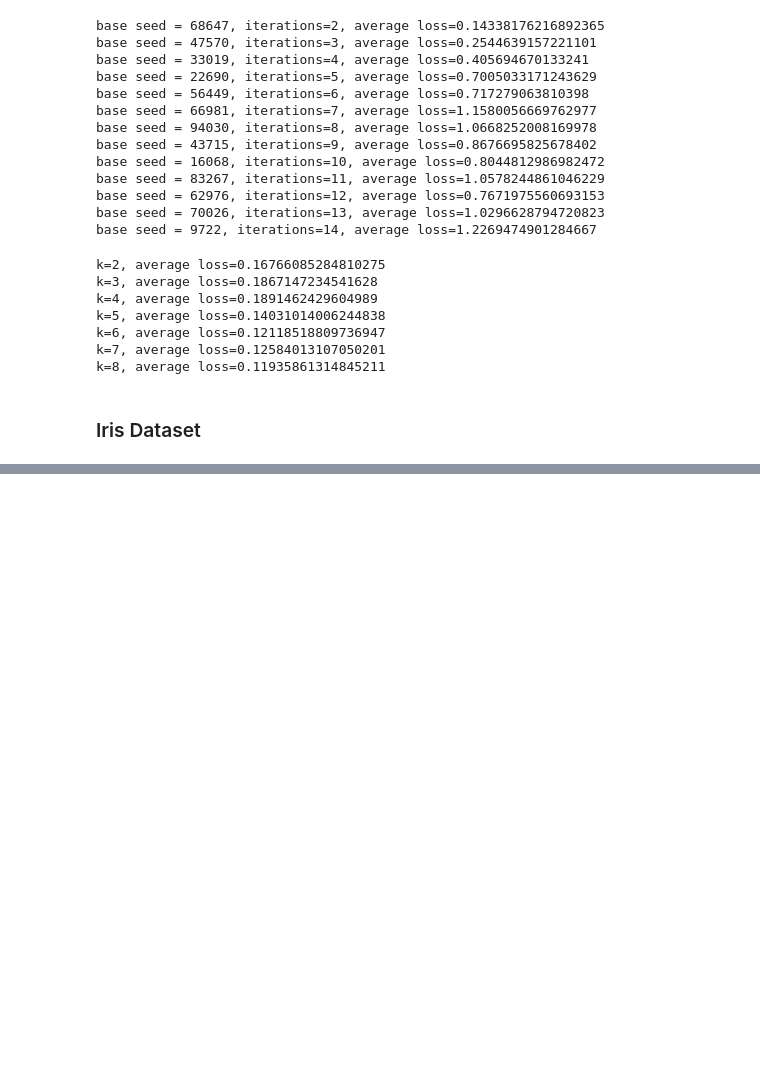
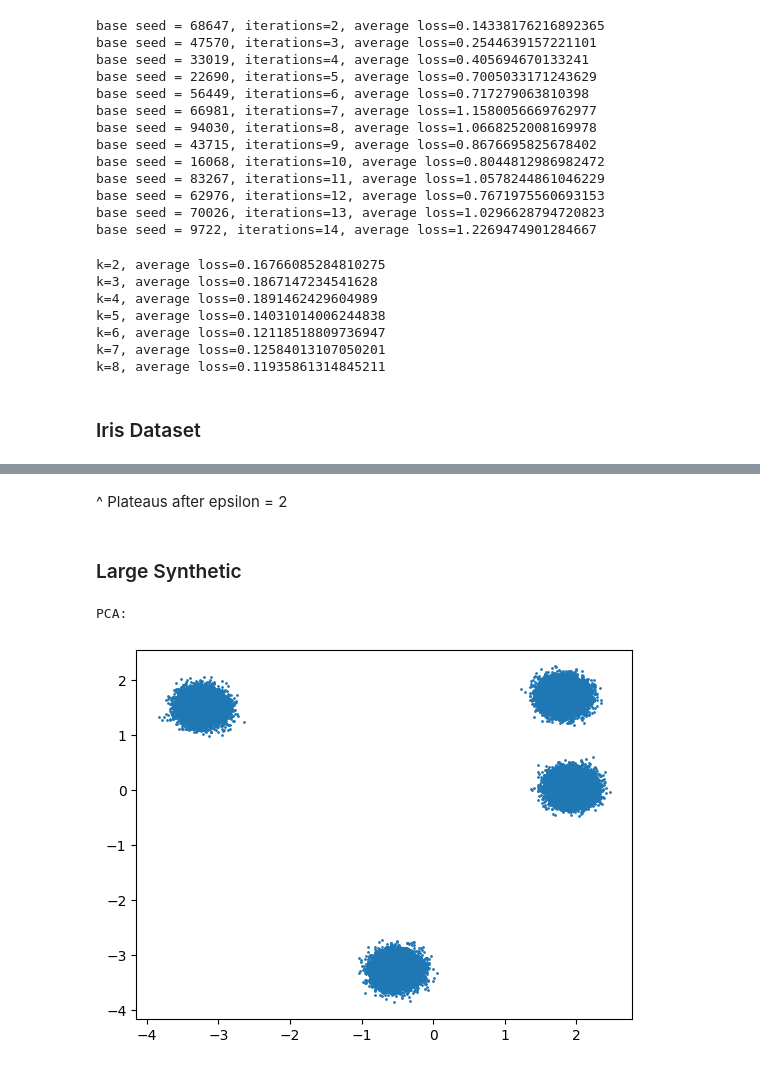
Before and after one commit to amy-ln/dpclustering, a Jupyter notebook: dplloyd-experiment.ipynb, the cells around one changed output, grey strips where cells are left out. Drawn from its saved outputs; the diff is of its cells as text; code cells hidden in the pictures; blank space fills up the shorter version.

Commit message:
did iris, started large synthetic

```diff
--- a/dplloyd-experiment.ipynb
+++ b/dplloyd-experiment.ipynb
@@ -215,0 +284,16 @@ plt.show()
+# %% [markdown]
+^ Plateaus after epsilon = 2
+# %% [markdown]
+### Large Synthetic
+# %%
+large = np.load("datasets/large-synthetic.npy")
+large.shape
+
+large_pca = PCA(n_components=2)
+large_2d = large_pca.fit_transform(large)
+
+plt.scatter(large_2d[:,0], large_2d[:,1], s=1)
+print("PCA:")
+# %% [output]
+PCA:
+[figure, added]
```
Also changed, not shown: parts of 8 cells of this notebook, 2 other files.
